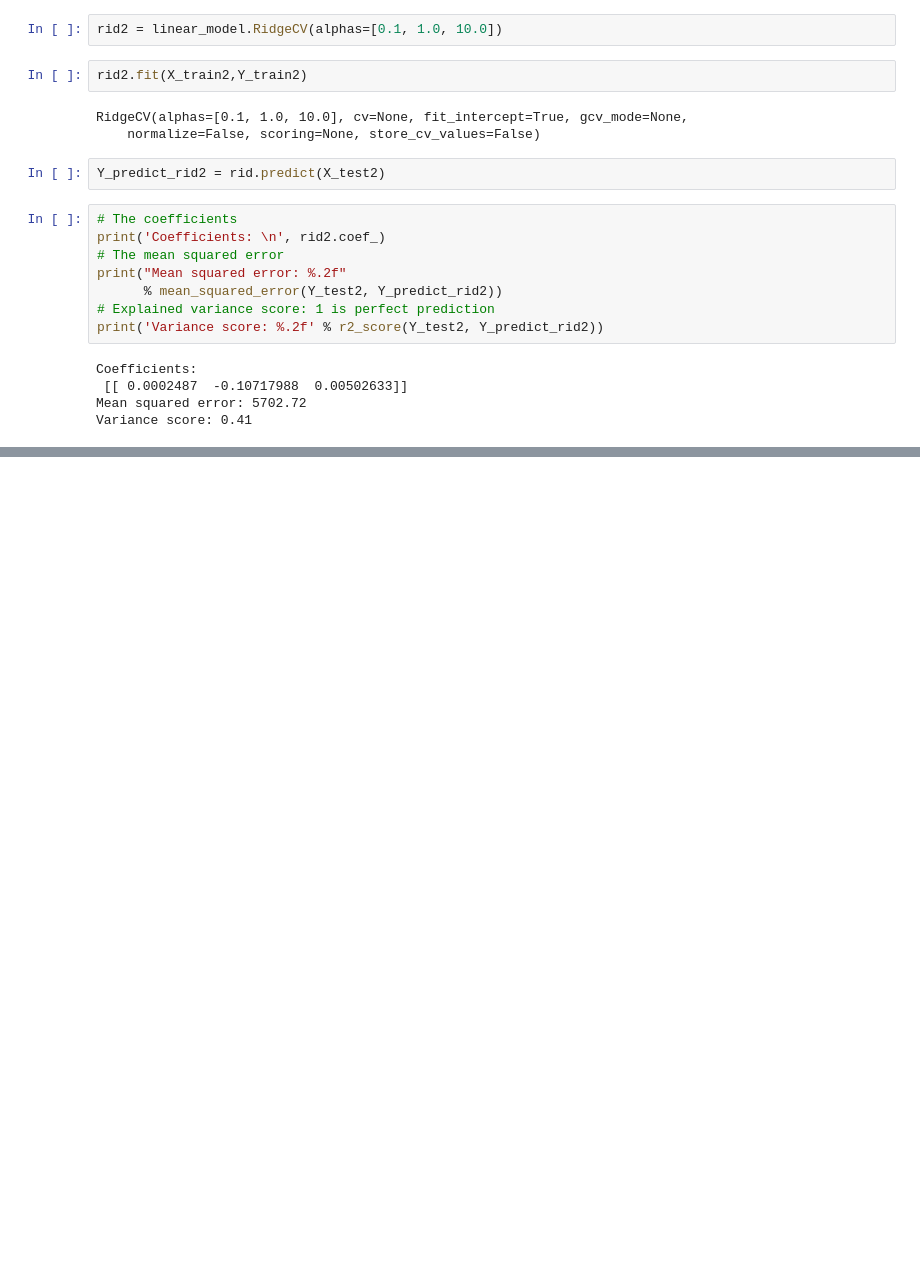
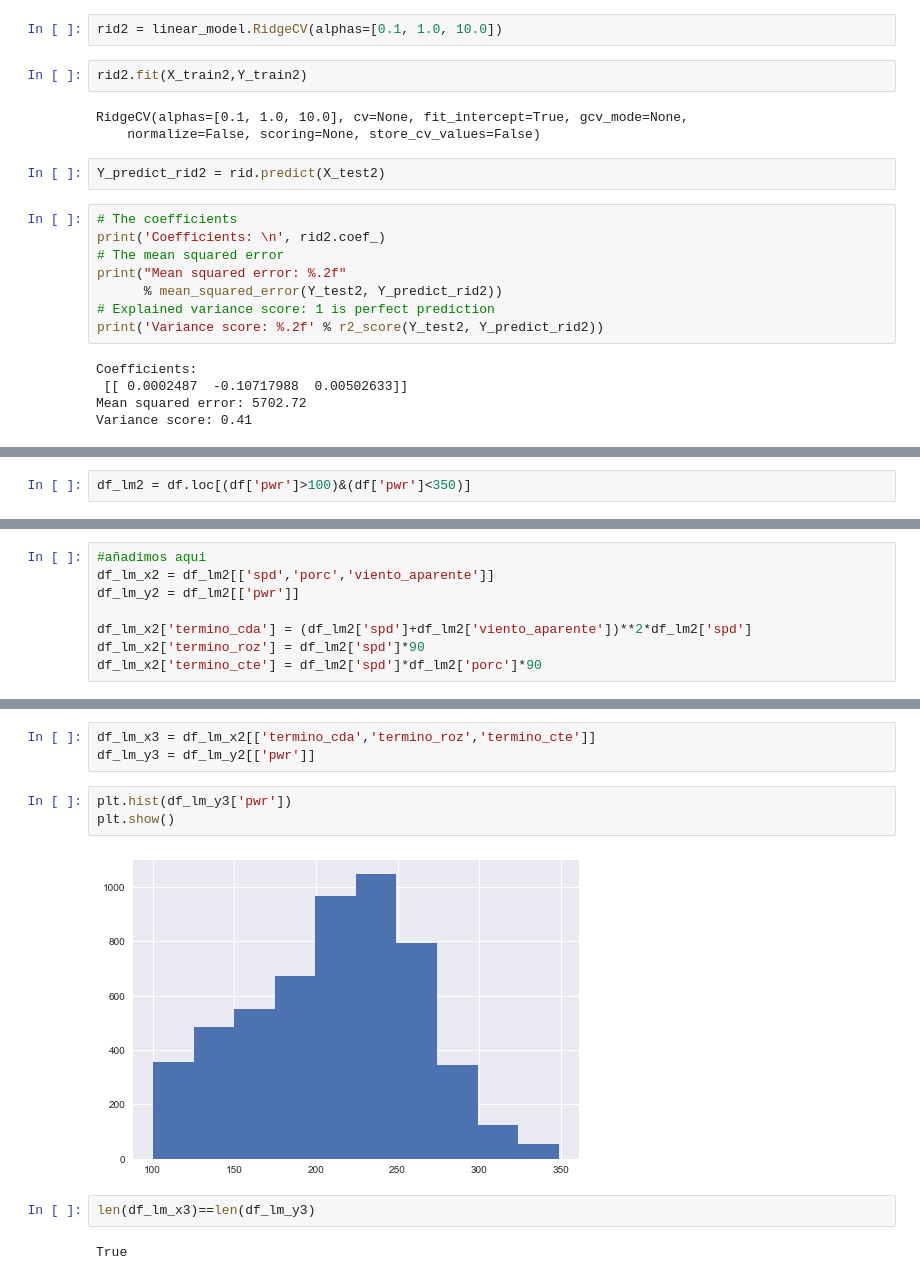
Before and after one commit to davidchepe/IM_KS, a Jupyter notebook: Machine Learning/Regression.ipynb, the cells around one changed output, grey strips where cells are left out. Cells and saved outputs as stored; diff of their text form; blank space fills up the shorter version.

```diff
--- a/Machine Learning/Regression.ipynb
+++ b/Machine Learning/Regression.ipynb
@@ -244,0 +249,2 @@ Variance score: 0.41
+# %%
+df_lm2 = df.loc[(df['pwr']>100)&(df['pwr']<350)]
@@ -244,0 +272,8 @@ Variance score: 0.41
+# %%
+#añadimos aqui
+df_lm_x2 = df_lm2[['spd','porc','viento_aparente']]
+df_lm_y2 = df_lm2[['pwr']]
+
+df_lm_x2['termino_cda'] = (df_lm2['spd']+df_lm2['viento_aparente'])**2*df_lm2['spd']
+df_lm_x2['termino_roz'] = df_lm2['spd']*90
+df_lm_x2['termino_cte'] = df_lm2['spd']*df_lm2['porc']*90
@@ -244,0 +320,12 @@ Variance score: 0.41
+# %%
+df_lm_x3 = df_lm_x2[['termino_cda','termino_roz','termino_cte']]
+df_lm_y3 = df_lm_y2[['pwr']]
+# %%
+plt.hist(df_lm_y3['pwr'])
+plt.show()
+# %% [output]
+[figure, added]
+# %%
+len(df_lm_x3)==len(df_lm_y3)
+# %% [output]
+True
```
Also changed, not shown: parts of 17 cells of this notebook.
